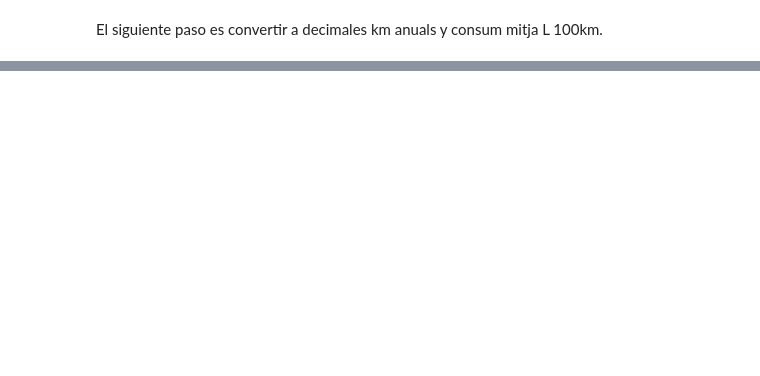
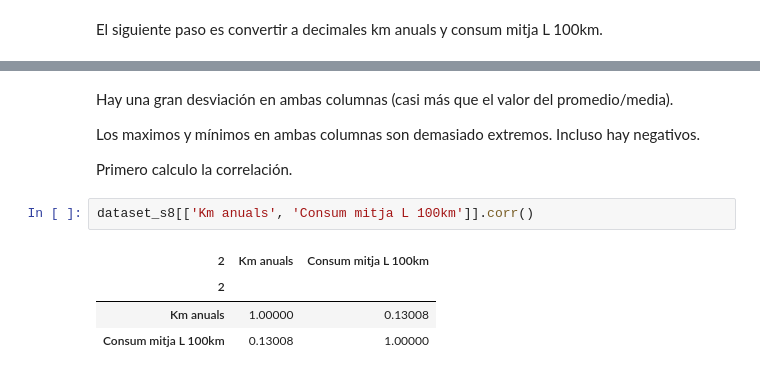
Before and after one commit to noelcarrionmatias/IT_Data, a Jupyter notebook: Especializacion/8_Sprint/ejercicios_s8.ipynb, the cells around one changed output, grey strips where cells are left out. Cells and saved outputs as stored; diff of their text form; blank space fills up the shorter version.

```diff
--- a/Especializacion/8_Sprint/ejercicios_s8.ipynb
+++ b/Especializacion/8_Sprint/ejercicios_s8.ipynb
@@ -838,0 +925,13 @@ Ahora, compruebo si km anuals tiene datos de consumo. Si no tienen se tendrá qu
+# %% [markdown]
+Hay una gran desviación en ambas columnas (casi más que el valor del promedio/media).
+
+Los maximos y mínimos en ambas columnas son demasiado extremos. Incluso hay negativos.
+
+Primero calculo la correlación.
+# %%
+dataset_s8[['Km anuals', 'Consum mitja L 100km']].corr()
+# %% [output]
+| 2 | Km anuals | Consum mitja L 100km |
+| 2 |  |  |
+| Km anuals | 1.00000 | 0.13008 |
+| Consum mitja L 100km | 0.13008 | 1.00000 |
```
Also changed, not shown: parts of 31 cells of this notebook.
